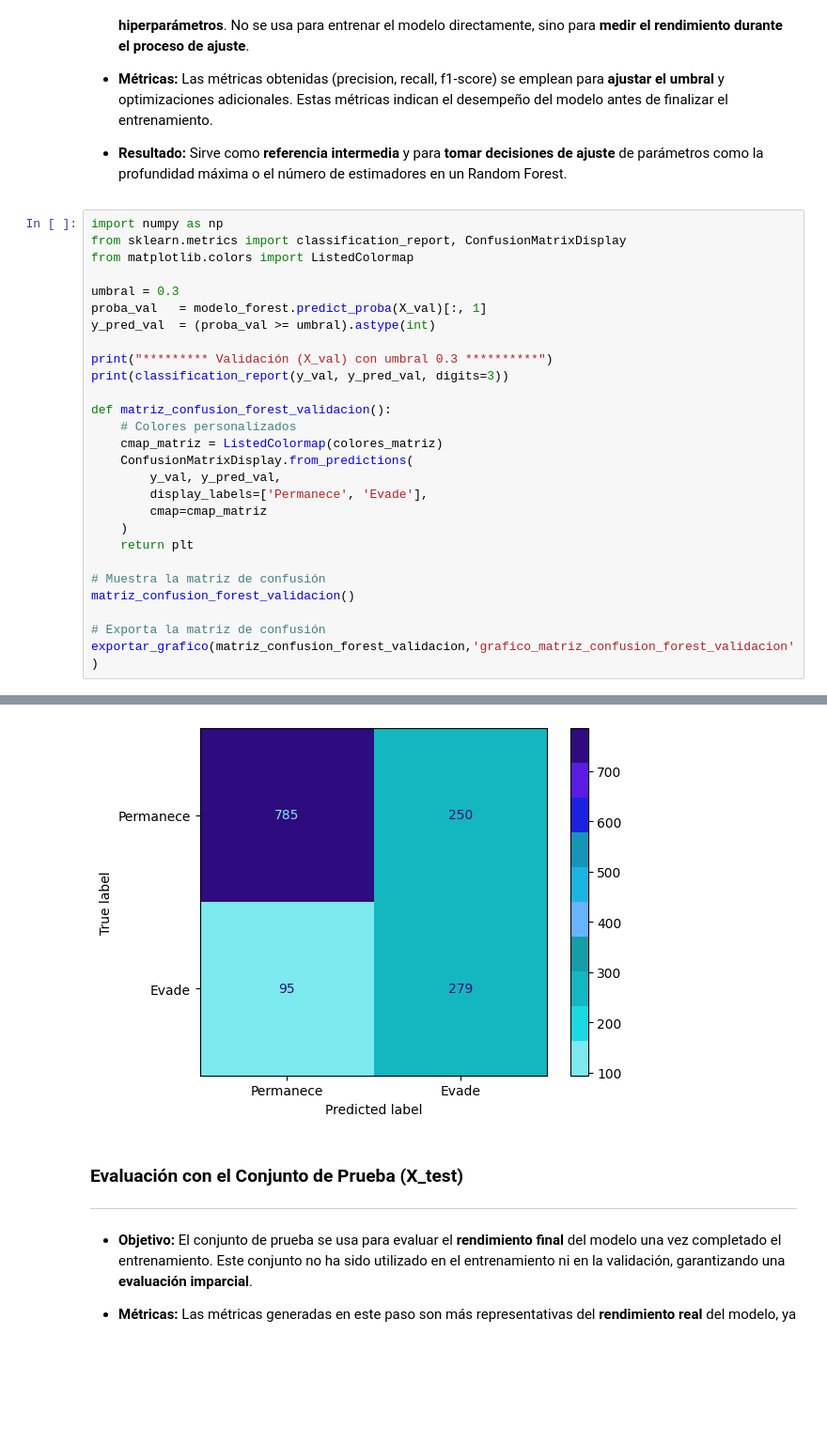
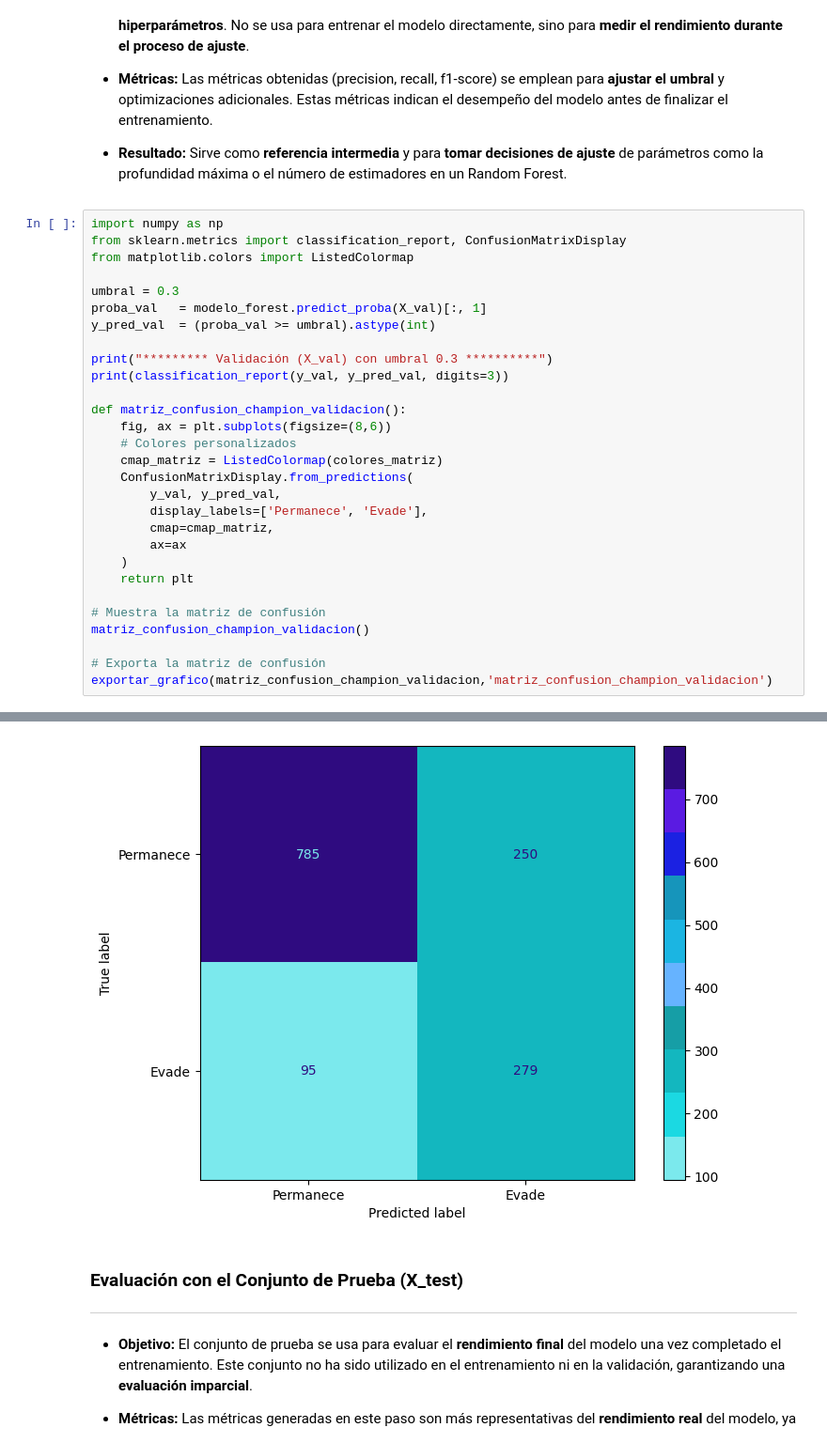
Before and after one commit to DanielRaiicHu/telecom_x_2, a Jupyter notebook: telecom_x_2.ipynb, the cells around one changed output, grey strips where cells are left out. Shown at 94% size. Drawn from its saved outputs; the diff is of its cells as text; blank space fills up the shorter version.

```diff
--- a/telecom_x_2.ipynb
+++ b/telecom_x_2.ipynb
@@ -3226,38 +3254,40 @@ from sklearn.metrics import classification_report, ConfusionMatrixDisplay
 from matplotlib.colors import ListedColormap
 
 umbral = 0.3
 proba_val   = modelo_forest.predict_proba(X_val)[:, 1]
 y_pred_val  = (proba_val >= umbral).astype(int)
 
 print("********* Validación (X_val) con umbral 0.3 **********")
 print(classification_report(y_val, y_pred_val, digits=3))
 
-def matriz_confusion_forest_validacion():
+def matriz_confusion_champion_validacion():
+    fig, ax = plt.subplots(figsize=(8,6))
     # Colores personalizados
     cmap_matriz = ListedColormap(colores_matriz)
     ConfusionMatrixDisplay.from_predictions(
         y_val, y_pred_val,
         display_labels=['Permanece', 'Evade'],
-        cmap=cmap_matriz
+        cmap=cmap_matriz,
+        ax=ax
     )
     return plt
 
 # Muestra la matriz de confusión
-matriz_confusion_forest_validacion()
+matriz_confusion_champion_validacion()
 
 # Exporta la matriz de confusión
-exportar_grafico(matriz_confusion_forest_validacion,'grafico_matriz_confusion_forest_validacion')
+exportar_grafico(matriz_confusion_champion_validacion,'matriz_confusion_champion_validacion')
 # %% [output]
 ********* Validación (X_val) con umbral 0.3 **********
               precision    recall  f1-score   support
 
            0      0.892     0.758     0.820      1035
            1      0.527     0.746     0.618       374
 
     accuracy                          0.755      1409
    macro avg      0.710     0.752     0.719      1409
 weighted avg      0.795     0.755     0.766      1409
-[figure, old version]
+[figure, new version]
 # %% [markdown]
 ### **Evaluación con el Conjunto de Prueba (X_test)**
 ---
```
Also changed, not shown: parts of 10 cells of this notebook.
